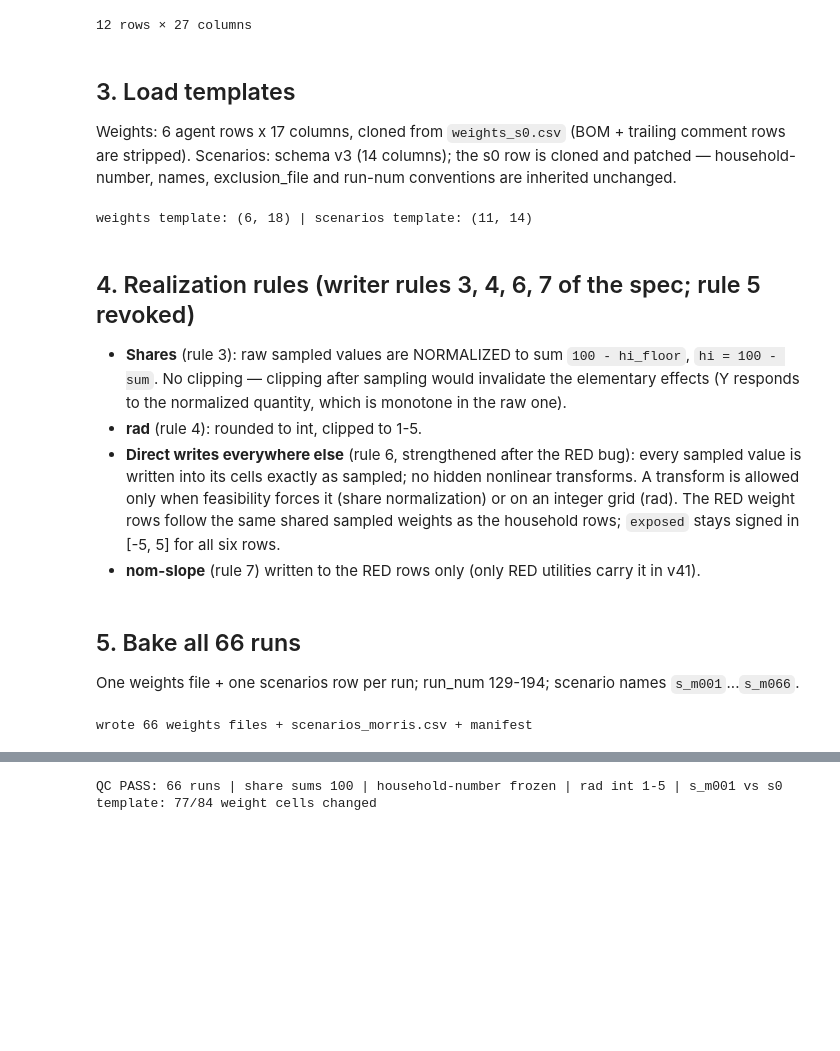
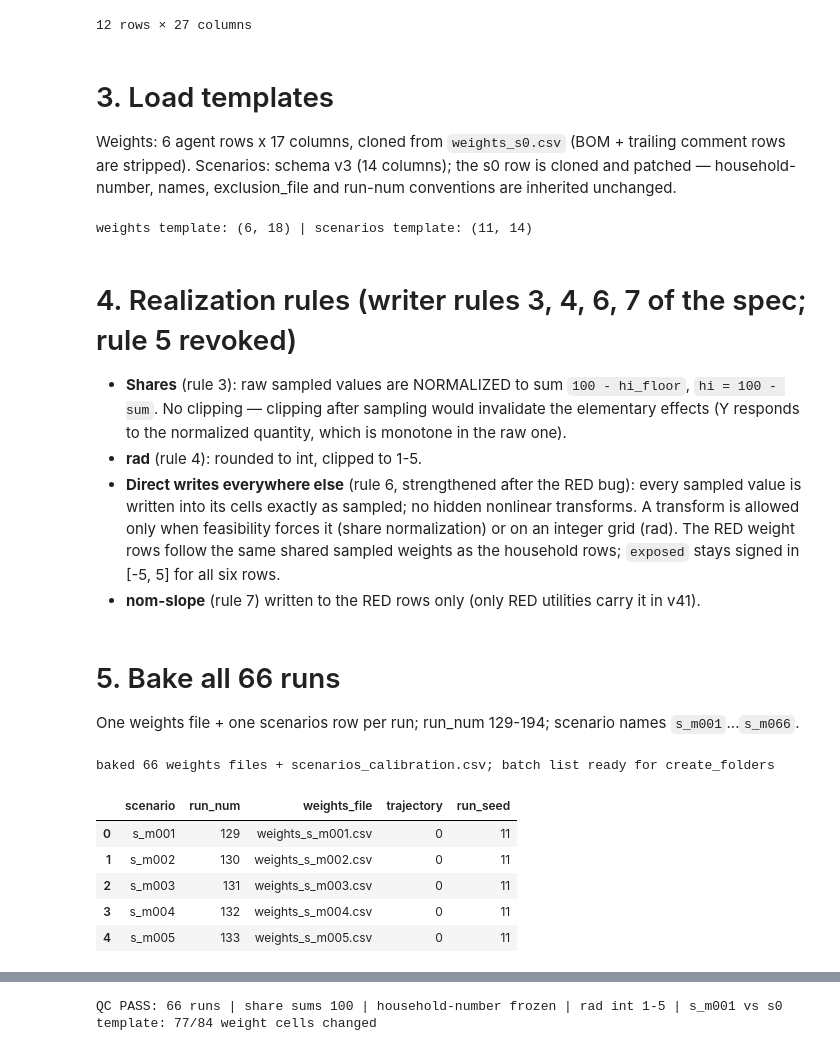
Before and after one commit to alexandrepereiraarq/TI-City-Model, a Jupyter notebook: notebooks/ti_city_18_phase2_morris_design.ipynb, the cells around one changed output, grey strips where cells are left out. Saved outputs shown, nothing was run; the diff lists cells and outputs as text; code cells hidden in the pictures; blank space fills up the shorter version.

```diff
--- a/notebooks/ti_city_18_phase2_morris_design.ipynb
+++ b/notebooks/ti_city_18_phase2_morris_design.ipynb
@@ -45,10 +46,10 @@ template_scenarios_path = ti_city_in_path / 'scenarios.csv'
 
 # outputs
 weights_out_dir      = ti_city_in_path          # run weights files land next to the template
-scenarios_morris_path = ti_city_in_path / 'scenarios_morris.csv'   # the Morris batch scenario table
-manifest_path        = docs_dir / 'JAK_TA-model_morris_R129-194_manifest.csv'
-design_path          = docs_dir / 'JAK_TA-model_morris_R129-194_design.csv'   # X matrix, exact reproduction
-problem_path         = docs_dir / 'JAK_TA-model_morris_R129-194_problem.json'
+scenarios_morris_path = ti_city_in_path / 'scenarios_calibration.csv'   # the Morris batch scenario table
+manifest_path        = docs_dir / 'JAK_TA-City_model_R129-194_manifest.csv'
+design_path          = docs_dir / 'JAK_TA-City_model_R129-194_design.csv'   # X matrix, exact reproduction
+problem_path         = docs_dir / 'JAK_TA-City_model_R129-194_problem.json'
 
 # run numbering: continues the repo convention (R125-R128 used)
 morris_run_num_start = 129
@@ -126,3 +127,5 @@ agent_class_dict = {'na':0,'low': 1, 'mid': 2, 'high': 3, 'deprived': 4, 'urban_
 #APS 11.08.2026 previously: ['std', 'ssp1', 'ssp2', 'ssp3']
 #APS 22.10.2026 previously: ['S1', 'S2', 'S3', 'S4']
 ascii_files = [] # initialize the list of ASCII files
+
+print(case_city, agent_class_dict)
@@ -219,7 +224,7 @@ design matrix: (66, 25)
 | 11 | 1 | 140 | 0.000000 | 10.000000 | 6.666667 | 10.000000 | 0.000000 | 3.333333 | 3.333333 | ... |
 12 rows × 27 columns
 # %% [markdown]
-## 3. Load templates
+# 3. Load templates
 
 Weights: 6 agent rows x 17 columns, cloned from `weights_s0.csv` (BOM + trailing comment rows are stripped). Scenarios: schema v3 (14 columns); the s0 row is cloned and patched — household-number, names, exclusion_file and run-num conventions are inherited unchanged.
 # %%
@@ -243,7 +248,7 @@ hi_floor      = 5   # realized shares are normalized to sum 100 - hi_floor; hi =
 # %% [output]
 weights template: (6, 18) | scenarios template: (11, 14)
 # %% [markdown]
-## 4. Realization rules (writer rules 3, 4, 6, 7 of the spec; rule 5 revoked)
+# 4. Realization rules (writer rules 3, 4, 6, 7 of the spec; rule 5 revoked)
 
 - **Shares** (rule 3): raw sampled values are NORMALIZED to sum `100 - hi_floor`, `hi = 100 - sum`. No clipping — clipping after sampling would invalidate the elementary effects (Y responds to the normalized quantity, which is monotone in the raw one).
 - **rad** (rule 4): rounded to int, clipped to 1-5.
@@ -301,44 +306,66 @@ def bake_scenario_row(s0_series=None, values=None):
     row.iloc[8] = values['development_control']
 
     # group 10 RED scalars
-    row.iloc[9]  = values['estate_developer_number']
+    # estate_developer_number is an agent COUNT -> INTEGER grid (same rule as rad):
+    # a non-integer value reaches make-developers, where create-developers truncates it but the
+    # n-of class counts are rounded from the RAW float -> off-by-one 'requested N random agents
+    # from a set of only N-1' crashes (seen 2026-11-26 with estate=266.6667, pct_high=60: n-of 160 from 159)
+    row.iloc[9]  = int(round(values['estate_developer_number']))
     row.iloc[10] = values['pct_high_end_developers']
 
     return row
 # %% [markdown]
-## 5. Bake all 66 runs
+# 5. Bake all 66 runs
 
 One weights file + one scenarios row per run; run_num 129-194; scenario names `s_m001`...`s_m066`.
 # %%
 records = []
 scenarios_rows = []
 s0_series = s0_row.iloc[0]
 
 for i in range(n_runs):
     values  = design_df.iloc[i].to_dict()
     run_num = int(values['run_num'])
     scenario_name = f's_m{i + 1:03d}'
     weights_file = f'weights_s_m{i + 1:03d}.csv'
 
     w = bake_weights(template_df = weights_template, values = values)
     w.to_csv(weights_out_dir / weights_file, index = False, encoding = 'utf-8')
 
     row = bake_scenario_row(s0_series = s0_series, values = values)
     row.iloc[0]  = scenario_name
     row.iloc[11] = run_num                       # run_num column (schema v3, index 11, bare number)
-    row.iloc[13] = weights_file                   # weights_file pointer
+    row.iloc[13] = f'data/in/{weights_file}'    # weights_file pointer: prefixed, v42 resolves relative to model/JAK/
     scenarios_rows.append(row)
+    trajectory = int(values['trajectory'])
+    point = i % (n_groups + 1)
 
     records.append({
-        'scenario': scenario_name, 'run_num': run_num, 'weights_file': weights_file,
-        'trajectory': int(values['trajectory']), 'run_seed': netlogo_run_seed,
+        'offset': i,
+        'scenario': scenario_name,
+        'purpose': f'Morris pass-1 screening — trajectory {trajectory + 1}, point {point + 1}/11',
+        'variation': f'parameter set R{run_num} in JAK_TA-City_model_R129-194_design.csv; weights baked in {weights_file}',
     })
 
 scenarios_morris = pd.DataFrame(scenarios_rows, columns = scenarios_template.columns)
 scenarios_morris.to_csv(scenarios_morris_path, index = False, encoding = 'utf-8-sig')
 
-manifest = pd.DataFrame(records)
-manifest.to_csv(manifest_path, index = False, encoding = 'utf-8-sig')
-print(f'wrote {n_runs} weights files + {scenarios_morris_path.name} + manifest')
+# internal view used by the QC + BehaviorSpace cells below (the OFFICIAL manifest is
+# the ti_city_15-format CSV written by create_folders in section 5b)
+batch_df = pd.DataFrame({
+    'scenario': [r['scenario'] for r in records],
+    'run_num': morris_run_num_start + np.arange(n_runs),
+    'weights_file': [f"weights_s_m{i + 1:03d}.csv" for i in range(n_runs)],
+    'trajectory': design_df['trajectory'].values,
+    'run_seed': netlogo_run_seed,
+})
+print(f'baked {n_runs} weights files + {scenarios_morris_path.name}; batch list ready for create_folders')
+display(batch_df.head())
 # %% [output]
-wrote 66 weights files + scenarios_morris.csv + manifest
+baked 66 weights files + scenarios_calibration.csv; batch list ready for create_folders
+|  | scenario | run_num | weights_file | trajectory | run_seed |
+| 0 | s_m001 | 129 | weights_s_m001.csv | 0 | 11 |
+| 1 | s_m002 | 130 | weights_s_m002.csv | 0 | 11 |
+| 2 | s_m003 | 131 | weights_s_m003.csv | 0 | 11 |
+| 3 | s_m004 | 132 | weights_s_m004.csv | 0 | 11 |
+| 4 | s_m005 | 133 | weights_s_m005.csv | 0 | 11 |
```
Also changed, not shown: parts of 19 cells of this notebook.
